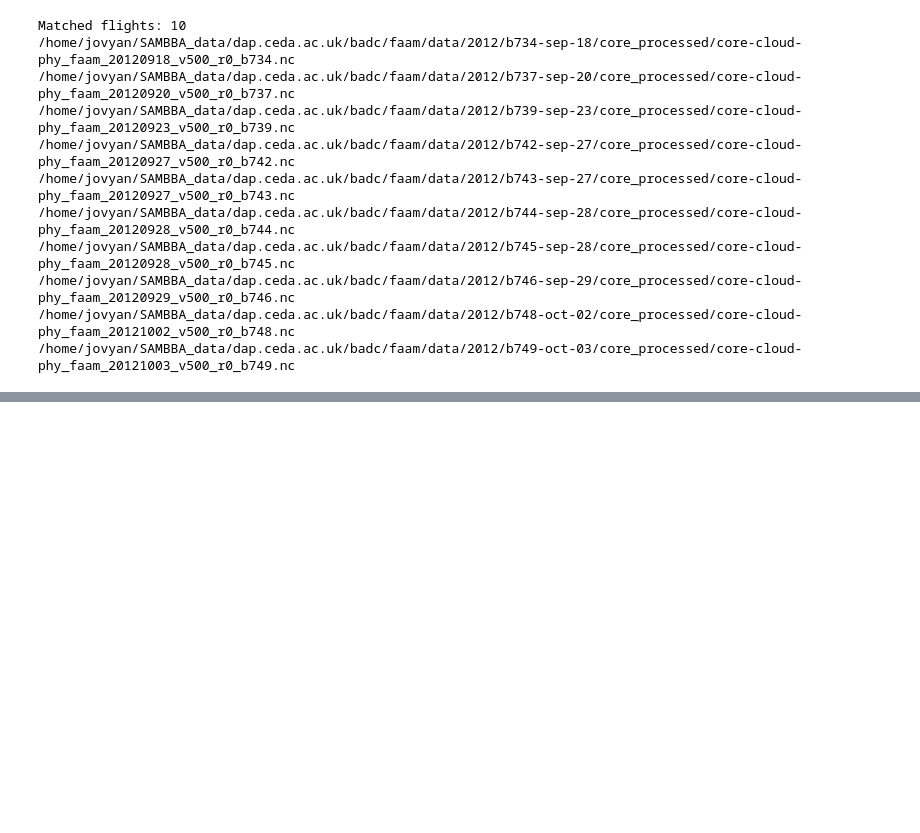
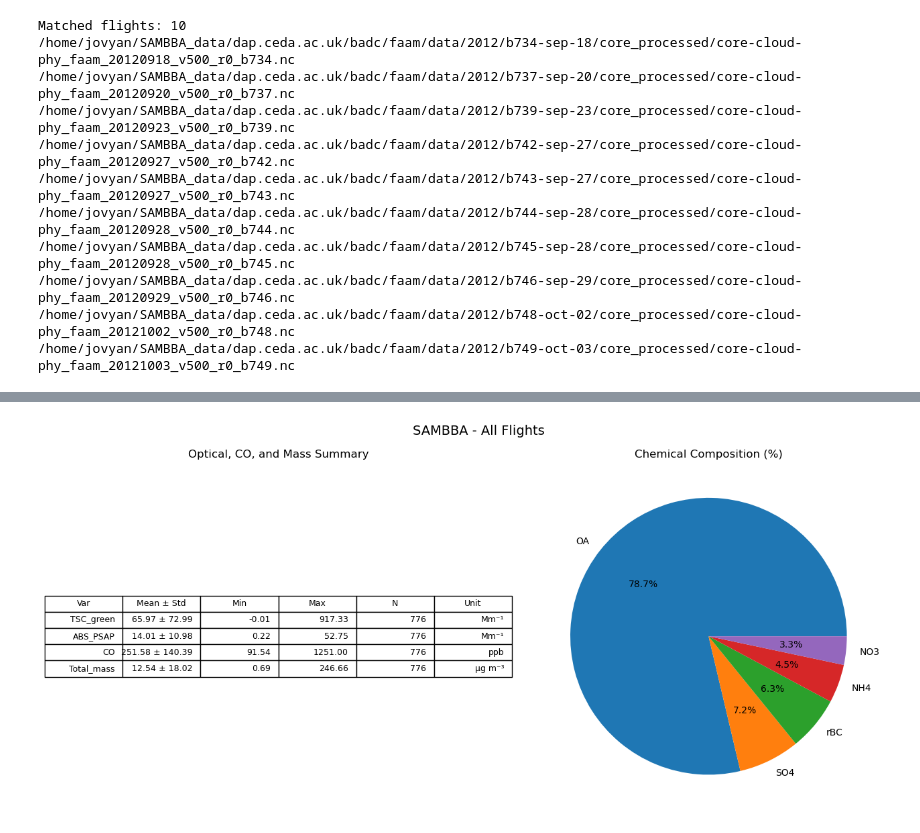
Before and after one commit to thiago-vg/SAMBBA-data-analysis, a Jupyter notebook: Scripts_modulate/Test_module_2.ipynb, the cells around one changed output, grey strips where cells are left out. Drawn from its saved outputs; the diff is of its cells as text; code cells hidden in the pictures; blank space fills up the shorter version.

```diff
--- a/Scripts_modulate/Test_module_2.ipynb
+++ b/Scripts_modulate/Test_module_2.ipynb
@@ -220,0 +151,5 @@ for sp2_file, ams_file, core_file, neph_file, cloud_file in zip(filtered_sp2, fi
+# %%
+scattering_vars = ['TSC_green']
+absorption_vars = ['ABS_PSAP']
+chemistry_vars = ['rBC', 'SO4', 'NH4', 'NO3', 'OA']
+other_vars = ['CO']
@@ -220,0 +241,31 @@ for sp2_file, ams_file, core_file, neph_file, cloud_file in zip(filtered_sp2, fi
+# %%
+def build_summary(
+    df,
+    scattering_vars,
+    absorption_vars,
+    other_vars,
+    chemistry_vars
+):
+
+    optical_summary = summarize_optical(
+        df,
+        scattering_vars,
+        absorption_vars,
+        other_vars,
+        chemistry_vars
+    )
+
+    optical_summary["category"] = "optical"
+
+    chem_summary = summarize_chemistry_fraction(df, chemistry_vars)
+    chem_summary["category"] = "chemistry"
+
+    return optical_summary, chem_summary
+# %%
+optical_all, chem_all = build_summary(
+    df_clean,
+    scattering_vars,
+    absorption_vars,
+    other_vars,
+    chemistry_vars
+)
@@ -220,0 +377,8 @@ for sp2_file, ams_file, core_file, neph_file, cloud_file in zip(filtered_sp2, fi
+# %%
+plot_summary(
+    optical_all,
+    chem_all,
+    title="SAMBBA - All Flights"
+)
+# %% [output]
+[figure, added]
```
Also changed, not shown: parts of 11 cells of this notebook.
